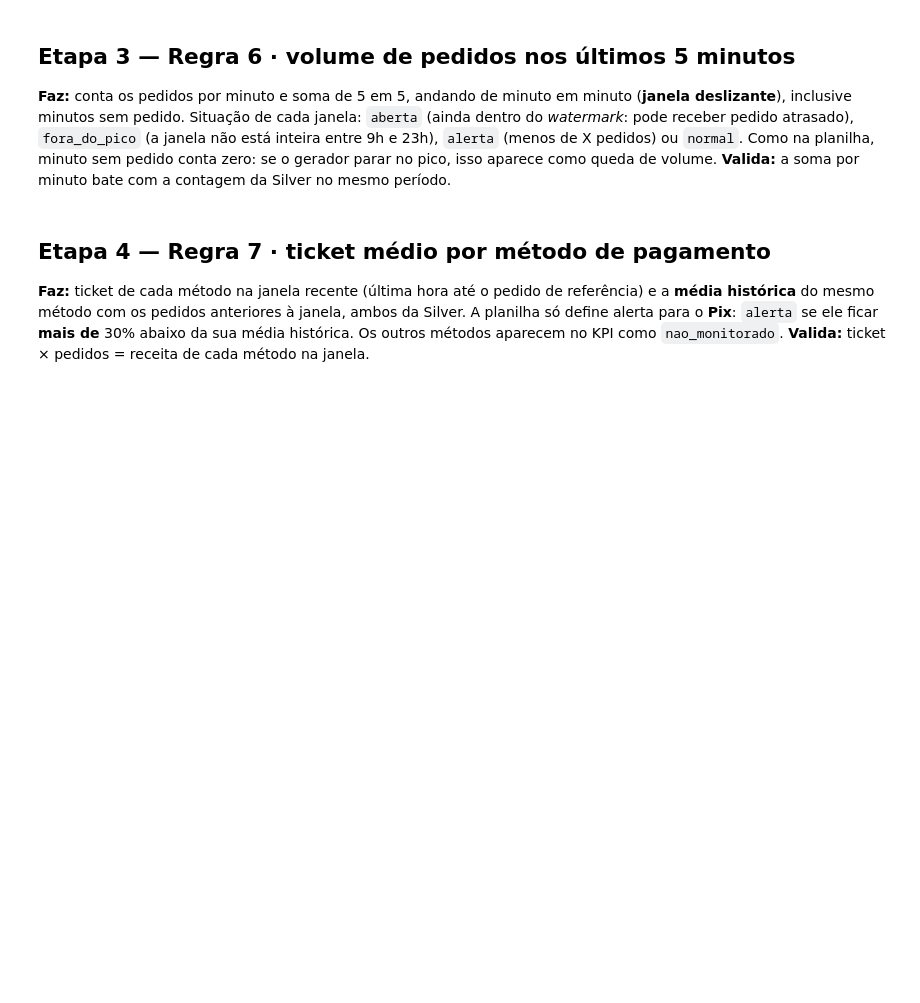
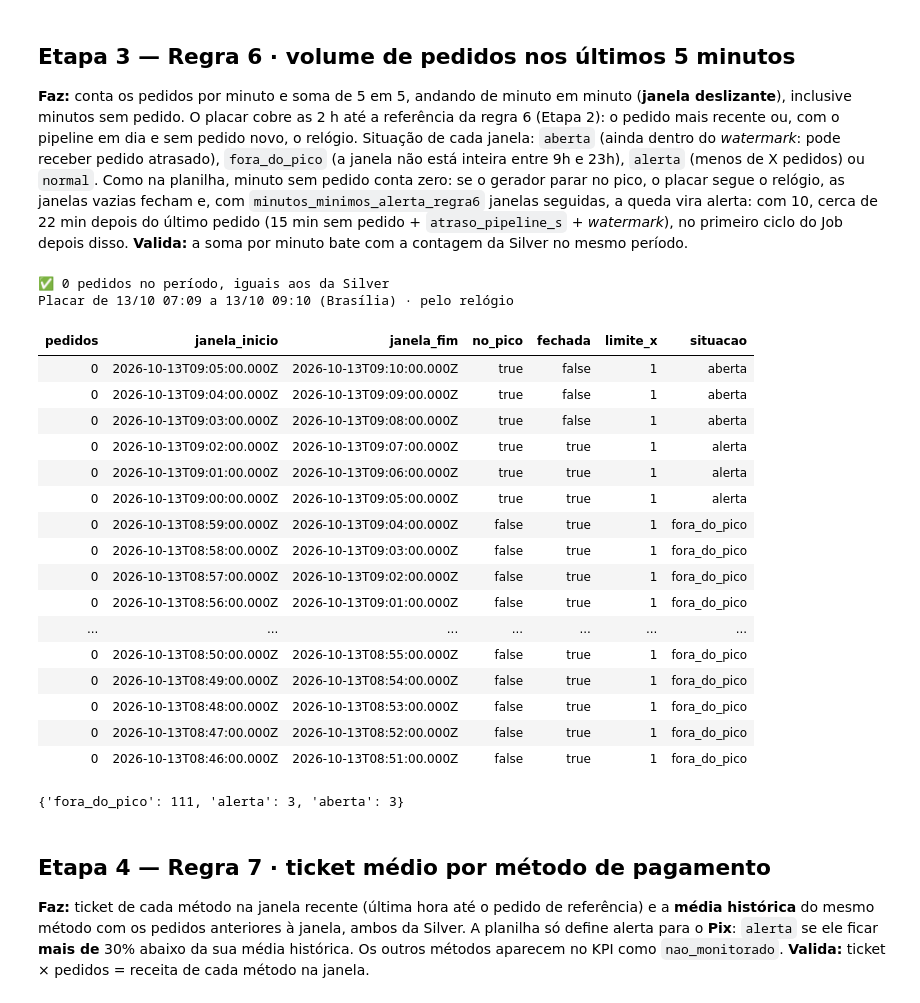
Before and after one commit to GeovanyADCancio/estagio-empregadados-turma-2, a Jupyter notebook: 05_ingestao_gold.ipynb, the cells around one changed output. Saved outputs shown, nothing was run; the diff lists cells and outputs as text; code cells hidden in the pictures; blank space fills up the shorter version.

Commit message:
update: ajustes nos notebooks e documentacao do pipeline

```diff
--- a/05_ingestao_gold.ipynb
+++ b/05_ingestao_gold.ipynb
@@ -124,6 +219,24 @@ REFERENCIA = pd.Timestamp(geral["referencia"]) if geral["referencia"] else None
 WATERMARK = pd.Timedelta(seconds=PARAMETROS["watermark_s"])
 agora_local = pd.Timestamp(CICLO_EM).tz_convert(None) - pd.Timedelta(hours=3)
 
+# Regra 6: o pipeline está em dia? Nenhum micro-lote do raw fora da Bronze (nem anotado como recusado) e a Silver já leu a Bronze inteira
+bronze = ler_delta(CAMINHO_BRONZE)
+na_fila = (set(listar_arquivos_origem()) - {r[0] for r in bronze.select("bronze_source_file").distinct().collect()}
+           - set(ler_metadata("bronze_ignorados") or {}))
+ultima_bronze = bronze.agg(F.max("bronze_ingested_at")).first()[0]
+marca_silver = (ler_metadata("silver_controle") or {}).get("marca_dagua")
+silver_atrasada = ultima_bronze is not None and (not marca_silver or pd.Timestamp(ultima_bronze) > pd.Timestamp(marca_silver))
+relogio = agora_local - pd.Timedelta(seconds=PARAMETROS["atraso_pipeline_s"])
+REGRA6_PELO_RELOGIO = bool(REFERENCIA is not None and not na_fila and not silver_atrasada and relogio > REFERENCIA)
+REFERENCIA_VOLUME = relogio if REGRA6_PELO_RELOGIO else REFERENCIA       # fim do placar da regra 6 (Etapa 3)
+
 # ------------------------------ validação ------------------------------
 checar(geral["pedidos"] > 0, f"{geral['pedidos']:,} pedidos na Silver", "Silver vazia: nada para calcular")
 print(f"Referência (pedido mais recente, Brasília): {REFERENCIA} · idade: {(agora_local - REFERENCIA).total_seconds() / 60:.0f} min")
+if REGRA6_PELO_RELOGIO:
+    print(f"Regra 6 pelo relógio, até {REFERENCIA_VOLUME:%d/%m %H:%M:%S} (Brasília): pipeline em dia e nenhum pedido novo há mais de "
+          f"{PARAMETROS['atraso_pipeline_s'] // 60} min; minutos sem pedido contam zero")
+else:
+    motivo = (f"{len(na_fila)} micro-lotes ainda no raw" if na_fila else "a Silver ainda não processou a Bronze inteira" if silver_atrasada
+              else "pedidos chegando")
+    print(f"Regra 6 pelo pedido mais recente ({motivo})")
@@ -130,40 +247,68 @@ print(f"Referência (pedido mais recente, Brasília): {REFERENCIA} · idade: {(a
 # %% [markdown]
 ## Etapa 3 — Regra 6 · volume de pedidos nos últimos 5 minutos
 **Faz:** conta os pedidos por minuto e soma de 5 em 5, andando de minuto em minuto (**janela deslizante**), inclusive minutos sem pedido.
+O placar cobre as 2 h até a referência da regra 6 (Etapa 2): o pedido mais recente ou, com o pipeline em dia e sem pedido novo, o relógio.
 Situação de cada janela: `aberta` (ainda dentro do *watermark*: pode receber pedido atrasado), `fora_do_pico` (a janela não está inteira entre 9h e 23h),
-`alerta` (menos de X pedidos) ou `normal`. Como na planilha, minuto sem pedido conta zero: se o gerador parar no pico, isso aparece como queda de volume.
+`alerta` (menos de X pedidos) ou `normal`. Como na planilha, minuto sem pedido conta zero: se o gerador parar no pico, o placar segue o relógio,
+as janelas vazias fecham e, com `minutos_minimos_alerta_regra6` janelas seguidas, a queda vira alerta: com 10, cerca de 22 min depois do
+último pedido (15 min sem pedido + `atraso_pipeline_s` + *watermark*), no primeiro ciclo do Job depois disso.
 **Valida:** a soma por minuto bate com a contagem da Silver no mesmo período.
 # %%
 JANELA_V = pd.Timedelta(minutes=PARAMETROS["janela_volume_min"])
-inicio_placar = REFERENCIA.floor("min") - pd.Timedelta(hours=PARAMETROS["horas_placar_volume"])
+fim_placar = REFERENCIA_VOLUME.floor("min")
+inicio_placar = fim_placar - pd.Timedelta(hours=PARAMETROS["horas_placar_volume"])
 inicio_contagem = inicio_placar - JANELA_V                     # a primeira janela do placar precisa dos minutos anteriores
 
 por_minuto = (base.filter(F.col("dt_local") >= F.lit(inicio_contagem.to_pydatetime()))
               .groupBy(F.date_trunc("minute", "dt_local").alias("minuto")).count().toPandas())
-grade = (pd.Series(0, index=pd.date_range(inicio_contagem, REFERENCIA.floor("min"), freq="min"))
-         .add(por_minuto.set_index("minuto")["count"], fill_value=0))
+# Todo minuto do período, com zero onde não houve pedido (inclusive quando nenhum pedido caiu no período: gerador parado)
+grade = (pd.Series(por_minuto["count"].to_numpy(), index=pd.to_datetime(por_minuto["minuto"]))
+         .reindex(pd.date_range(inicio_contagem, fim_placar, freq="min"), fill_value=0).astype(int))
 
 # Janela que termina no minuto t: soma dos 5 minutos até t (inclusive)
-volume = grade.rolling(PARAMETROS["janela_volume_min"]).sum().dropna().rename("pedidos").reset_index().rename(columns={"index": "minuto"})
+soma5 = grade.rolling(PARAMETROS["janela_volume_min"]).sum().dropna()
+volume = pd.DataFrame({"minuto": soma5.index, "pedidos": soma5.to_numpy().astype(int)})
 volume["janela_inicio"] = volume["minuto"] - JANELA_V + pd.Timedelta(minutes=1)
 volume["janela_fim"] = volume["minuto"] + pd.Timedelta(minutes=1)
-volume = volume[volume["janela_inicio"] >= inicio_placar].drop(columns="minuto")
-volume["pedidos"] = volume["pedidos"].astype(int)
+volume = volume[volume["janela_inicio"] >= inicio_placar].drop(columns="minuto").reset_index(drop=True)
 # Pico "> 9h e < 23h": a janela inteira dentro do mesmo dia, de 9h00 até 23h00
 volume["no_pico"] = (volume["janela_inicio"].dt.hour >= PARAMETROS["pico_inicio_h"]) & (
     volume["janela_fim"] <= volume["janela_inicio"].dt.normalize() + pd.Timedelta(hours=PARAMETROS["pico_fim_h"]))
-volume["fechada"] = volume["janela_fim"] <= REFERENCIA - WATERMARK
+volume["fechada"] = volume["janela_fim"] <= REFERENCIA_VOLUME - WATERMARK
 volume["limite_x"] = PARAMETROS["x_regra6"]
 volume["situacao"] = [("aberta" if not f else "fora_do_pico" if not p else "alerta" if n < PARAMETROS["x_regra6"] else "normal")
                       for f, p, n in zip(volume["fechada"], volume["no_pico"], volume["pedidos"])]
 
 # ------------------------------ validação ------------------------------
 silver_periodo = base.filter(F.col("dt_local") >= F.lit(inicio_contagem.to_pydatetime())).count()
 checar(int(grade.sum()) == silver_periodo, f"{silver_periodo} pedidos no período, iguais aos da Silver", "Contagem por minuto diverge da Silver")
 
 # ------------------------------ resultado ------------------------------
+print(f"Placar de {inicio_placar:%d/%m %H:%M} a {fim_placar + pd.Timedelta(minutes=1):%d/%m %H:%M} (Brasília) · "
+      + ("pelo relógio" if REGRA6_PELO_RELOGIO else "até o pedido mais recente"))
 display(volume.sort_values("janela_inicio", ascending=False).head(20))
 print(volume["situacao"].value_counts().to_dict())
+# %% [output]
+✅ 0 pedidos no período, iguais aos da Silver
+Placar de 13/10 07:09 a 13/10 09:10 (Brasília) · pelo relógio
+| pedidos | janela_inicio | janela_fim | no_pico | fechada | limite_x | situacao |
+| 0 | 2026-10-13T09:05:00.000Z | 2026-10-13T09:10:00.000Z | true | false | 1 | aberta |
+| 0 | 2026-10-13T09:04:00.000Z | 2026-10-13T09:09:00.000Z | true | false | 1 | aberta |
+| 0 | 2026-10-13T09:03:00.000Z | 2026-10-13T09:08:00.000Z | true | false | 1 | aberta |
+| 0 | 2026-10-13T09:02:00.000Z | 2026-10-13T09:07:00.000Z | true | true | 1 | alerta |
+| 0 | 2026-10-13T09:01:00.000Z | 2026-10-13T09:06:00.000Z | true | true | 1 | alerta |
+| 0 | 2026-10-13T09:00:00.000Z | 2026-10-13T09:05:00.000Z | true | true | 1 | alerta |
+| 0 | 2026-10-13T08:59:00.000Z | 2026-10-13T09:04:00.000Z | false | true | 1 | fora_do_pico |
+| 0 | 2026-10-13T08:58:00.000Z | 2026-10-13T09:03:00.000Z | false | true | 1 | fora_do_pico |
+| 0 | 2026-10-13T08:57:00.000Z | 2026-10-13T09:02:00.000Z | false | true | 1 | fora_do_pico |
+| 0 | 2026-10-13T08:56:00.000Z | 2026-10-13T09:01:00.000Z | false | true | 1 | fora_do_pico |
+| ... | ... | ... | ... | ... | ... | ... |
+| 0 | 2026-10-13T08:50:00.000Z | 2026-10-13T08:55:00.000Z | false | true | 1 | fora_do_pico |
+| 0 | 2026-10-13T08:49:00.000Z | 2026-10-13T08:54:00.000Z | false | true | 1 | fora_do_pico |
+| 0 | 2026-10-13T08:48:00.000Z | 2026-10-13T08:53:00.000Z | false | true | 1 | fora_do_pico |
+| 0 | 2026-10-13T08:47:00.000Z | 2026-10-13T08:52:00.000Z | false | true | 1 | fora_do_pico |
+| 0 | 2026-10-13T08:46:00.000Z | 2026-10-13T08:51:00.000Z | false | true | 1 | fora_do_pico |
+{'fora_do_pico': 111, 'alerta': 3, 'aberta': 3}
 # %% [markdown]
 ## Etapa 4 — Regra 7 · ticket médio por método de pagamento
 **Faz:** ticket de cada método na janela recente (última hora até o pedido de referência) e a **média histórica** do mesmo método com os pedidos anteriores
```
Also changed, not shown: parts of 18 cells of this notebook, 12 other files.
